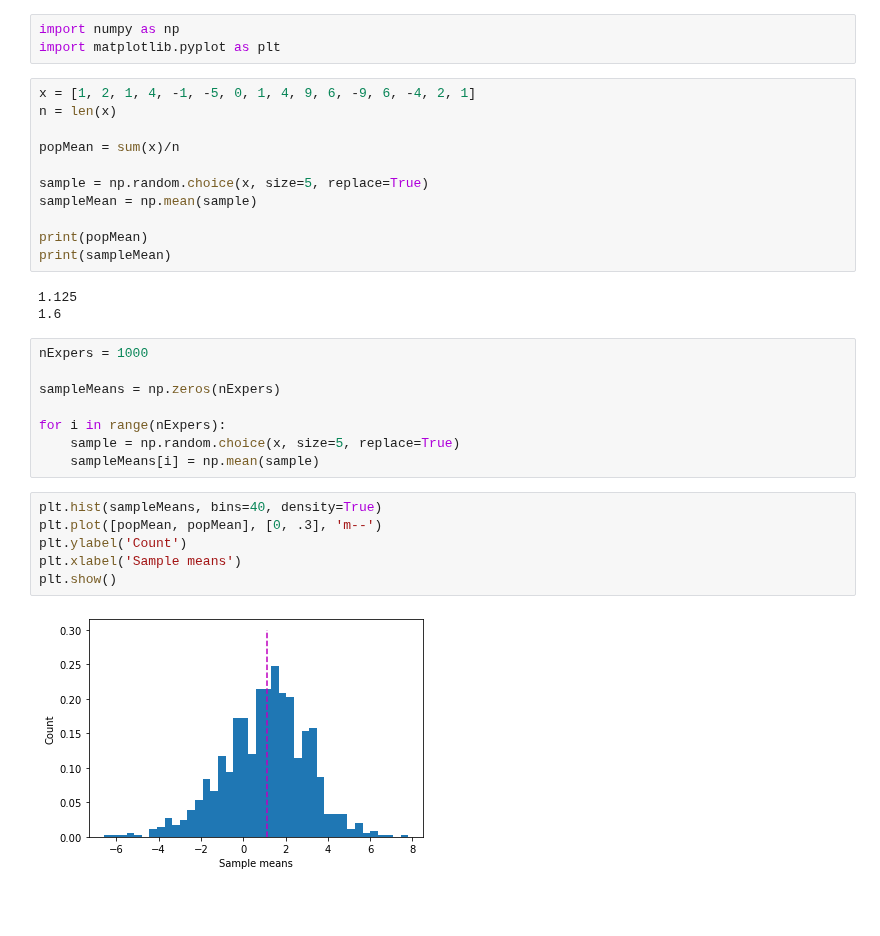
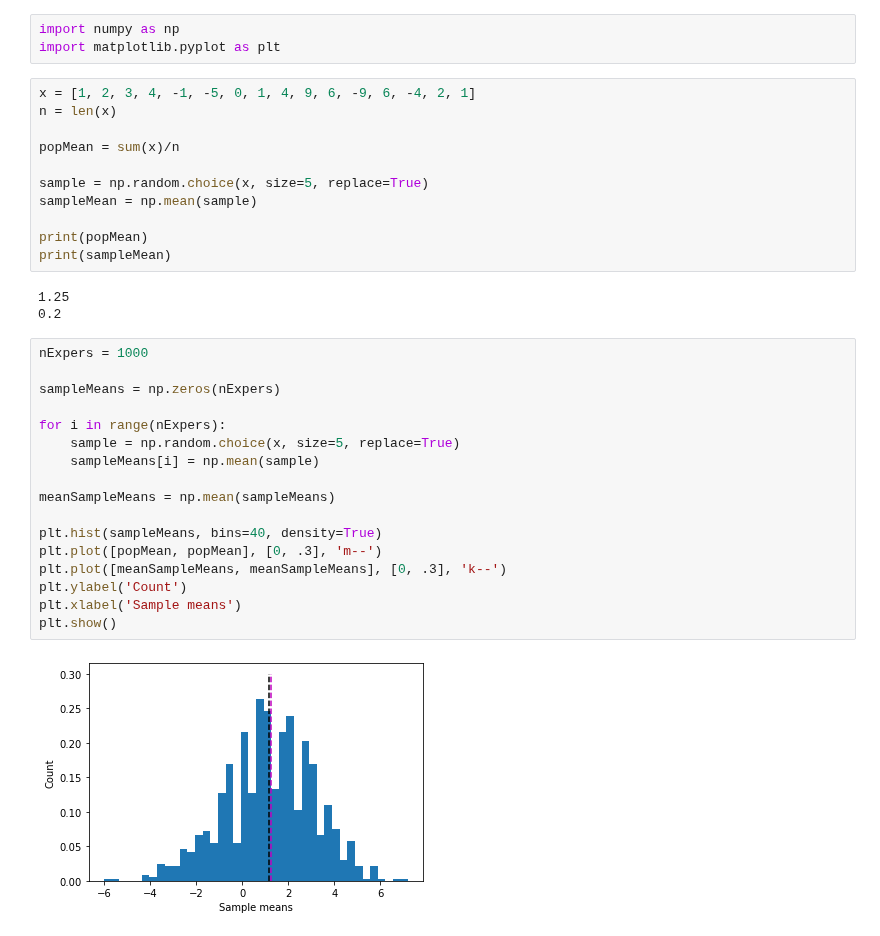
Before and after one commit to kavinda-ravishan/A_deep_understanding_of_deep_learning, a Jupyter notebook: 05 Math, numpy, PyTorch/app.ipynb, the cells around one changed output. Drawn from its saved outputs; the diff is of its cells as text; blank space fills up the shorter version.

```diff
--- a/05 Math, numpy, PyTorch/app.ipynb
+++ b/05 Math, numpy, PyTorch/app.ipynb
@@ -501,7 +501,7 @@ print( ( 1 / (len(x)-1) ) * np.sum((x - np.mean(x))**2) )
 import numpy as np
 import matplotlib.pyplot as plt
 # %%
-x = [1, 2, 1, 4, -1, -5, 0, 1, 4, 9, 6, -9, 6, -4, 2, 1]
+x = [1, 2, 3, 4, -1, -5, 0, 1, 4, 9, 6, -9, 6, -4, 2, 1]
 n = len(x)
 
 popMean = sum(x)/n
@@ -512,21 +512,24 @@ sampleMean = np.mean(sample)
 print(popMean)
 print(sampleMean)
 # %% [output]
-1.125
-1.6
+1.25
+0.2
 # %%
 nExpers = 1000
 
 sampleMeans = np.zeros(nExpers)
 
 for i in range(nExpers):
     sample = np.random.choice(x, size=5, replace=True)
     sampleMeans[i] = np.mean(sample)
+
+meanSampleMeans = np.mean(sampleMeans)
+
+plt.hist(sampleMeans, bins=40, density=True)
+plt.plot([popMean, popMean], [0, .3], 'm--')
+plt.plot([meanSampleMeans, meanSampleMeans], [0, .3], 'k--')
+plt.ylabel('Count')
+plt.xlabel('Sample means')
+plt.show()
+# %% [output]
+[figure, added]
-# %%
-plt.hist(sampleMeans, bins=40, density=True)
-plt.plot([popMean, popMean], [0, .3], 'm--')
-plt.ylabel('Count')
-plt.xlabel('Sample means')
-plt.show()
-# %% [output]
-[figure, removed]
```
